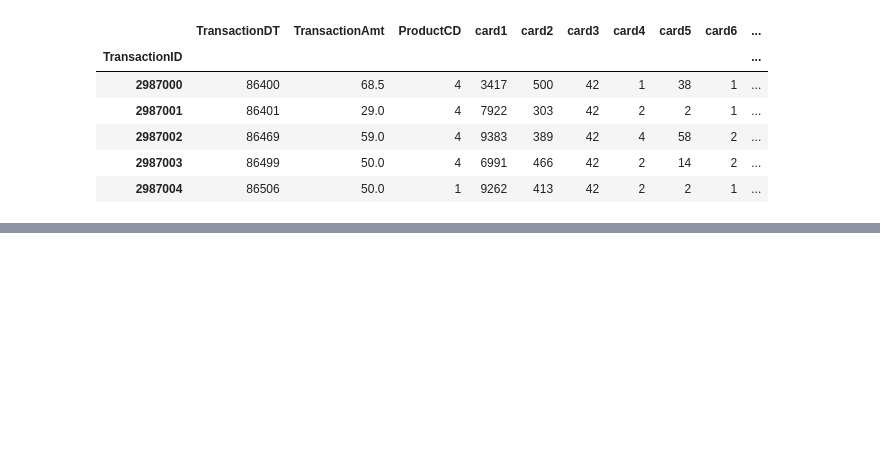
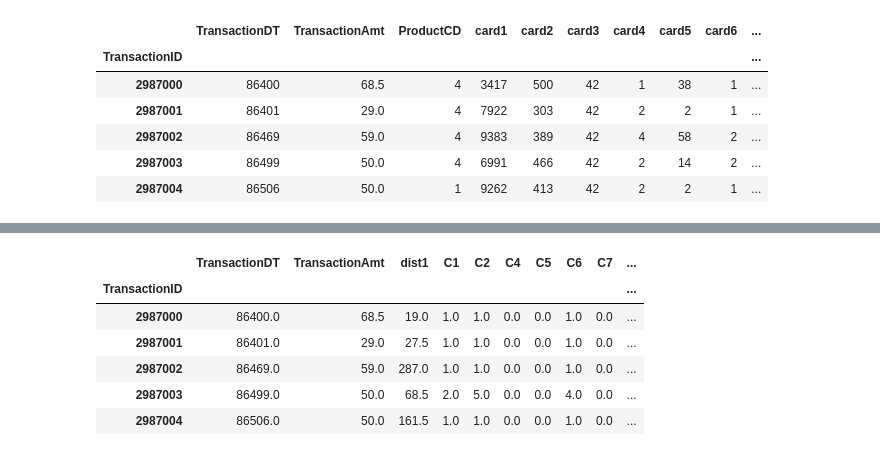
Before and after one commit to tugusav/fraud-detection-system-ann, a Jupyter notebook: Advanced Feature Engineering FDS.ipynb, the cells around one changed output, grey strips where cells are left out. Cells and saved outputs as stored; diff of their text form; code cells hidden in the pictures; blank space fills up the shorter version.

```diff
--- a/Advanced Feature Engineering FDS.ipynb
+++ b/Advanced Feature Engineering FDS.ipynb
@@ -161 +233,13 @@ KNNImputer()
+# %%
+train_sample_10k[numf] = knn2.transform(train_sample_10k[numf])
+# %%
+train_sample_10k[numf].head()
+# %% [output]
+|  | TransactionDT | TransactionAmt | dist1 | C1 | C2 | C4 | C5 | C6 | C7 | ... |
+| TransactionID |  |  |  |  |  |  |  |  |  | ... |
+| 2987000 | 86400.0 | 68.5 | 19.0 | 1.0 | 1.0 | 0.0 | 0.0 | 1.0 | 0.0 | ... |
+| 2987001 | 86401.0 | 29.0 | 27.5 | 1.0 | 1.0 | 0.0 | 0.0 | 1.0 | 0.0 | ... |
+| 2987002 | 86469.0 | 59.0 | 287.0 | 1.0 | 1.0 | 0.0 | 0.0 | 1.0 | 0.0 | ... |
+| 2987003 | 86499.0 | 50.0 | 68.5 | 2.0 | 5.0 | 0.0 | 0.0 | 4.0 | 0.0 | ... |
+| 2987004 | 86506.0 | 50.0 | 161.5 | 1.0 | 1.0 | 0.0 | 0.0 | 1.0 | 0.0 | ... |
 # %%
```
Also changed, not shown: parts of 30 cells of this notebook.
